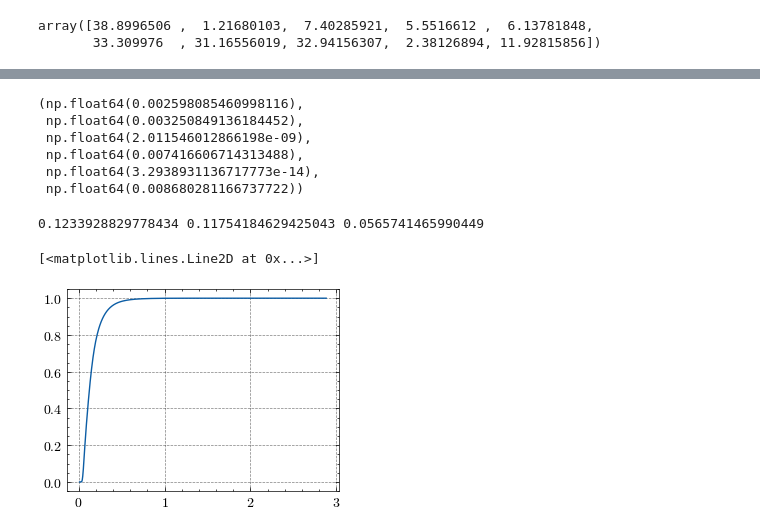
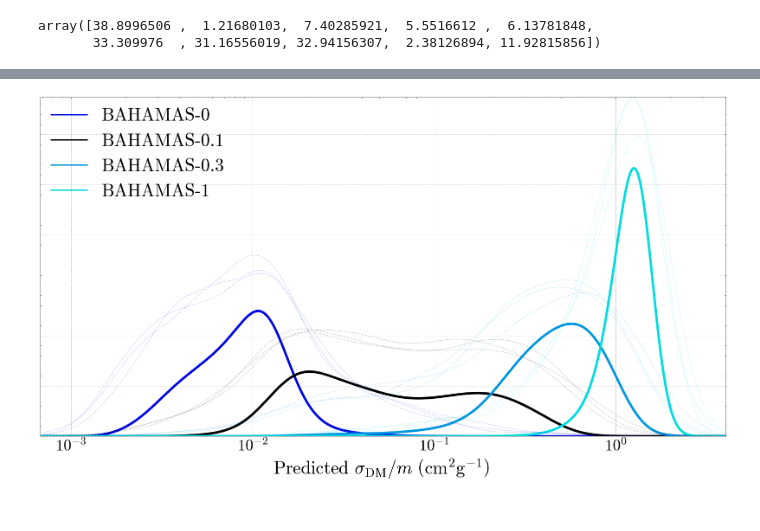
Before and after one commit to EthanTreg/Bayesian-DARKSKIES, a Jupyter notebook: jupyter_notebooks/effective_cdm.ipynb, the cells around one changed output, grey strips where cells are left out. Drawn from its saved outputs; the diff is of its cells as text; code cells hidden in the pictures.

```diff
--- a/jupyter_notebooks/effective_cdm.ipynb
+++ b/jupyter_notebooks/effective_cdm.ipynb
@@ -257,0 +206,2 @@ for net, prediction in zip(data['nets'][-1], predictions):
+# %%
+predictions = np.empty(data['nets'].shape, dtype=object)
@@ -289,24 +505,29 @@ plots.PlotPlots(
-# %%
-np.mean(np.prod(a, axis=0)), np.std(np.prod(a, axis=0)), np.quantile(np.prod(a, axis=0), 0.16), np.quantile(np.prod(a, axis=0), 0.84), np.quantile(np.prod(a, axis=0), 0.05), np.quantile(np.prod(a, axis=0), 0.95)
-# %% [output]
-(np.float64(0.002598085460998116),
- np.float64(0.003250849136184452),
- np.float64(2.011546012866198e-09),
- np.float64(0.007416606714313488),
- np.float64(3.2938931136717773e-14),
- np.float64(0.008680281166737722))
-# %%
-x = b
-y = np.prod(a, axis=0)
-
-np.sum(x * y) / np.sum(y)
-c = np.cumsum(y) / np.sum(y)
-med = x[np.argmin(np.abs(c - 0.5))]
-upper = x[np.argmin(np.abs(c - 0.84))]
-lower = x[np.argmin(np.abs(c - 0.16))]
-print(med, upper - med, med - lower)
-plt.plot(x,c)
-# %% [output]
-0.1233928829778434 0.11754184629425043 0.0565741465990449
-[<matplotlib.lines.Line2D at 0x...>]
-[figure, removed]
+# %%
+for line, poly in zip(plot.plots[plot.axes][::2], plot.plots[plot.axes][1::2]):
+    line.remove()
+    poly.remove()
+    plot.plots[plot.axes].remove(line)
+    plot.plots[plot.axes].remove(poly)
+
+    line.set_ydata(line.get_ydata() / np.sum(line.get_ydata()))
+    verts = poly.get_paths()[0].vertices
+    verts[:, 1] = verts[:, 1] / np.sum(verts[:, 1])
+    poly.set_verts([verts])
+
+    plot.axes.add_line(line)
+    plot.axes.add_collection(poly)
+    plot.plots[plot.axes].append(line)
+    plot.plots[plot.axes].append(poly)
+
+plot.set_axes_pad()
+# %%
+for line, poly in zip(plot.plots[plot.axes][::2], plot.plots[plot.axes][1::2]):
+    plot2.plots[plot2.axes].append(plot2.axes.plot(*line.get_xydata().swapaxes(0, 1), color=line.get_color(), alpha=0.2, ls='--')[0])
+    # plot2.plots[plot2.axes].append(poly)
+    # plot2.axes.add_line(line)
+    # plot2.axes.add_collection(poly)
+
+plot2.set_axes_pad()
+plot2.fig
+# %% [output]
+[figure, added]
```
Also changed, not shown: parts of 57 cells of this notebook, 20 other files.
